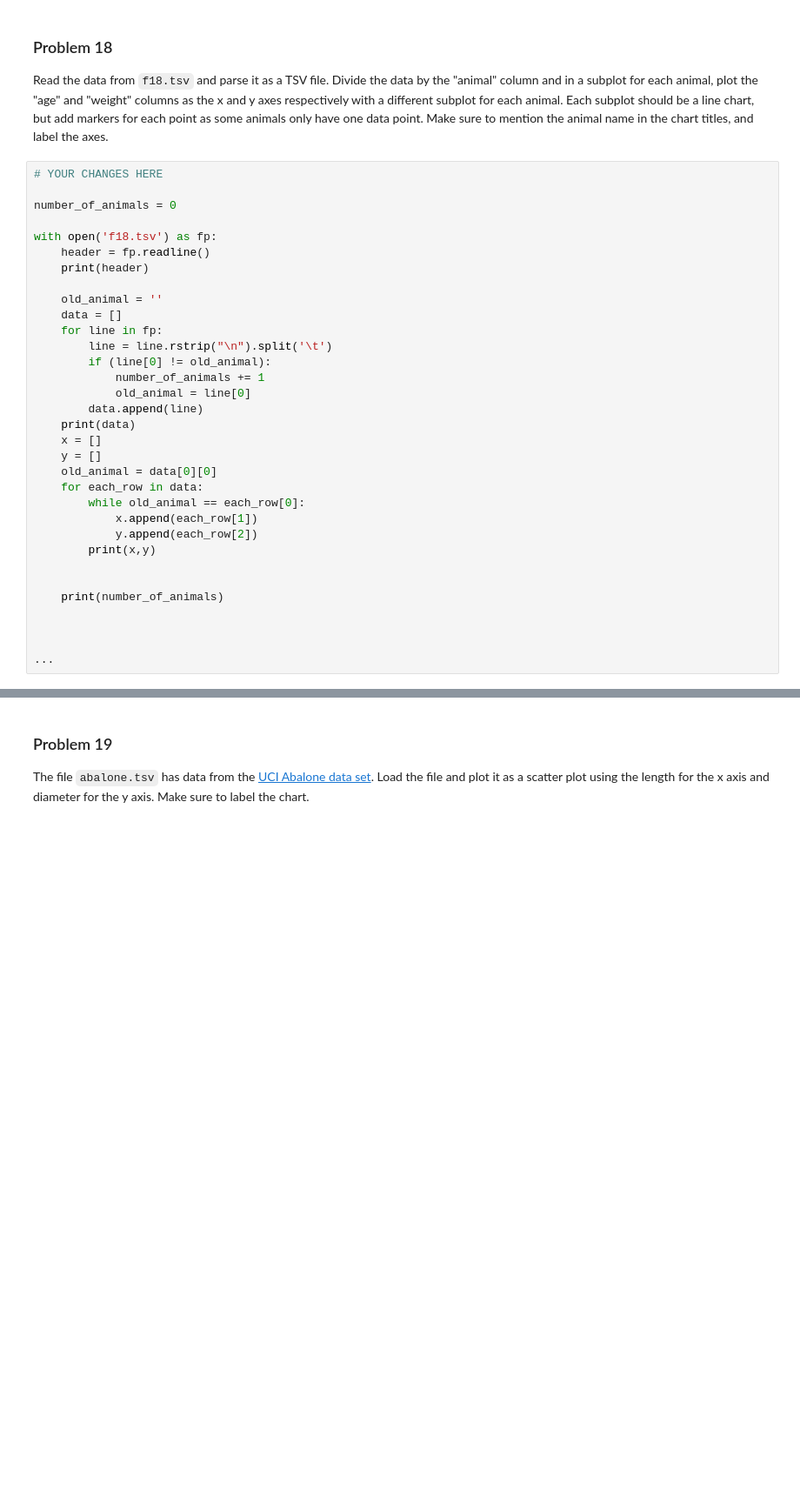
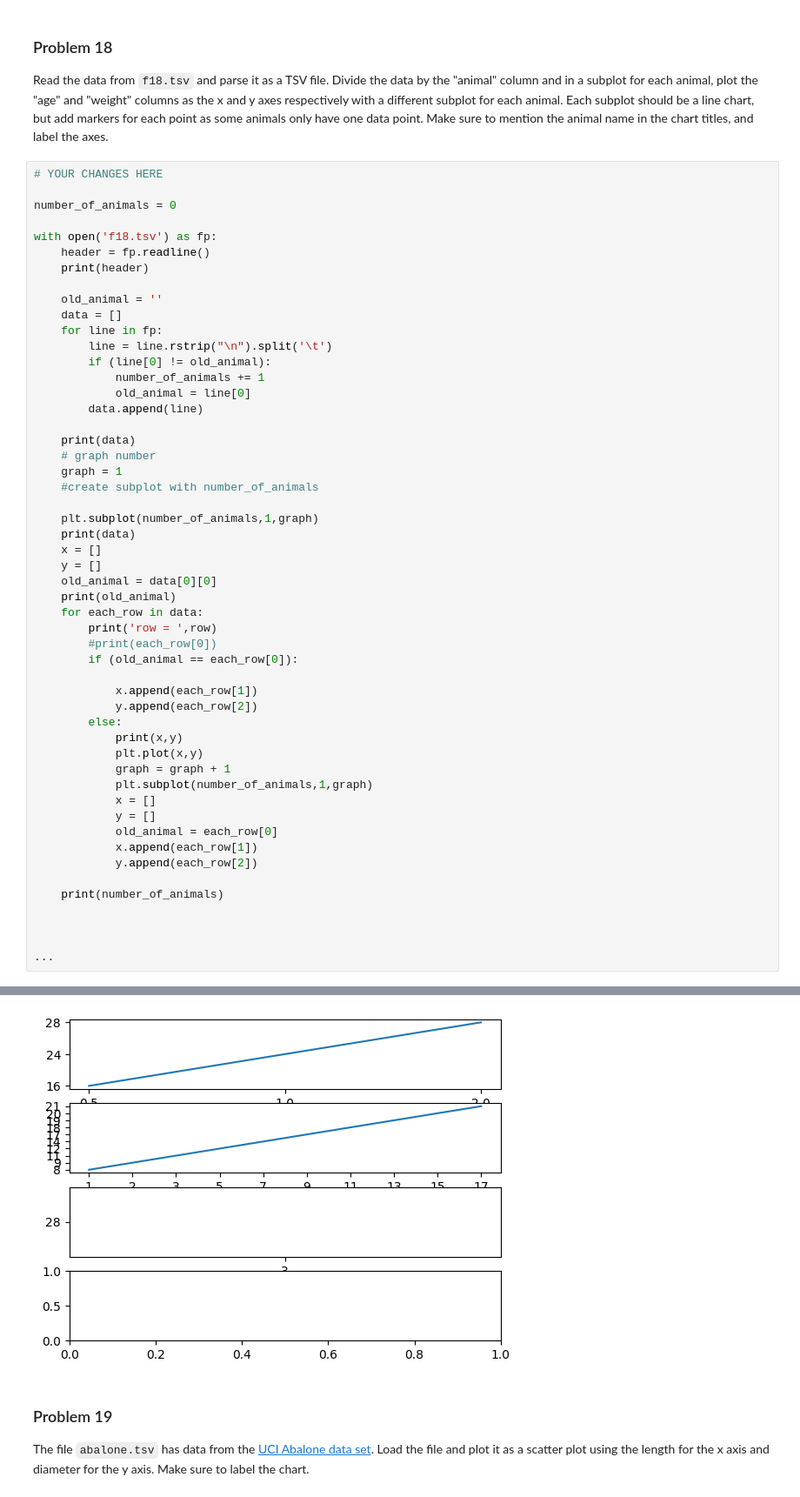
Before and after one commit to bvanson/dx602-homework-05, a Jupyter notebook: homeworTest.ipynb, the cells around one changed output, grey strips where cells are left out. Shown at 87% size. Cells and saved outputs as stored; diff of their text form; blank space fills up the shorter version.

```diff
--- a/homeworTest.ipynb
+++ b/homeworTest.ipynb
@@ -523,19 +523,39 @@ with open('f18.tsv') as fp:
             number_of_animals += 1
             old_animal = line[0]
         data.append(line)
+
+    print(data)
+    # graph number
+    graph = 1
+    #create subplot with number_of_animals
+
+    plt.subplot(number_of_animals,1,graph)
     print(data)
     x = []
     y = []
     old_animal = data[0][0]
+    print(old_animal)
     for each_row in data:
-        while old_animal == each_row[0]:
+        print('row = ',row)
+        #print(each_row[0])
+        if (old_animal == each_row[0]):
+
             x.append(each_row[1])
             y.append(each_row[2])
-        print(x,y)
-
+        else:
+            print(x,y)
+            plt.plot(x,y)
+            graph = graph + 1
+            plt.subplot(number_of_animals,1,graph)
+            x = []
+            y = []
+            old_animal = each_row[0]
+            x.append(each_row[1])
+            y.append(each_row[2])
 
     print(number_of_animals)
 
 
 
 ...
+# %% [output]
@@ -542,3 +580,4 @@ with open('f18.tsv') as fp:
+[figure, added]
 # %% [markdown]
 ### Problem 19
 
```
Also changed, not shown: parts of 3 cells of this notebook.
